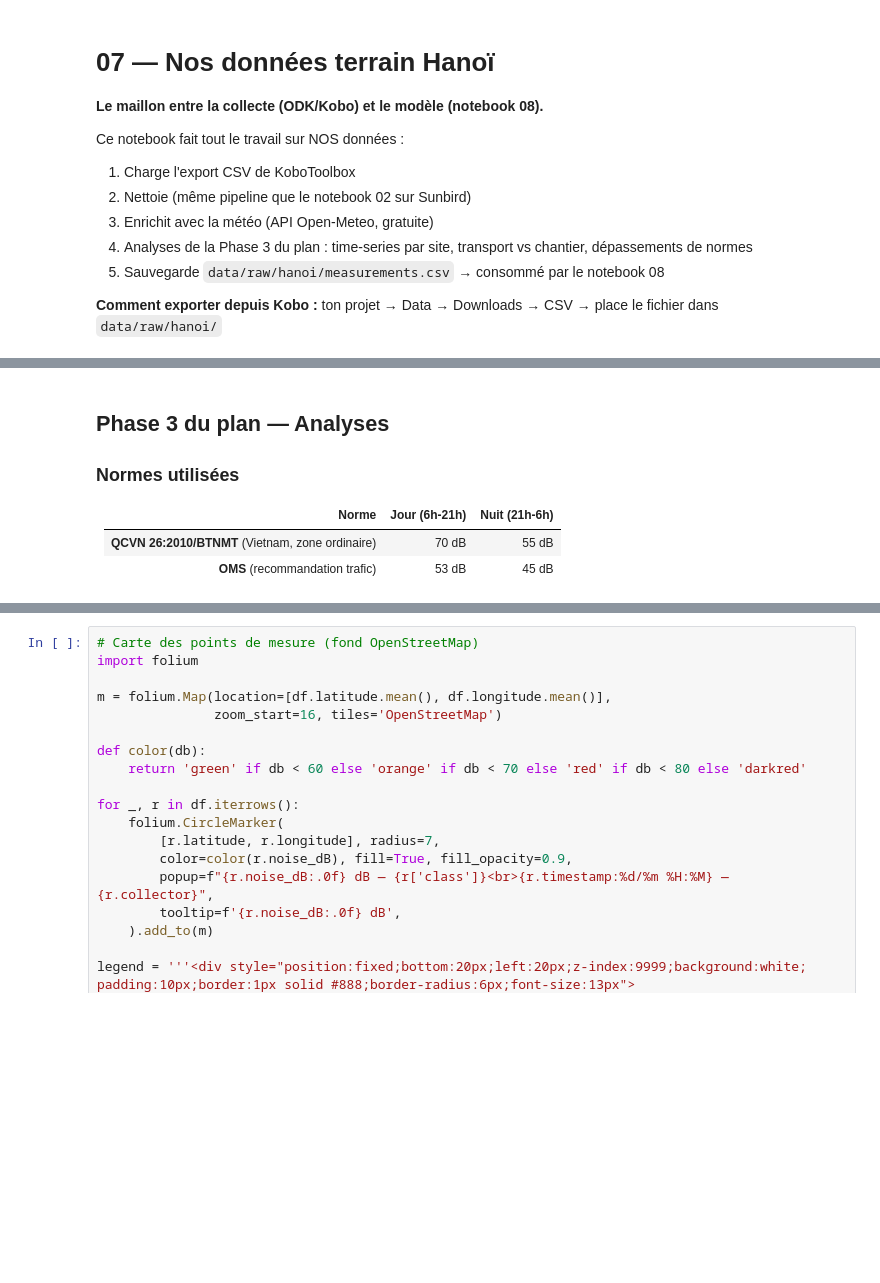
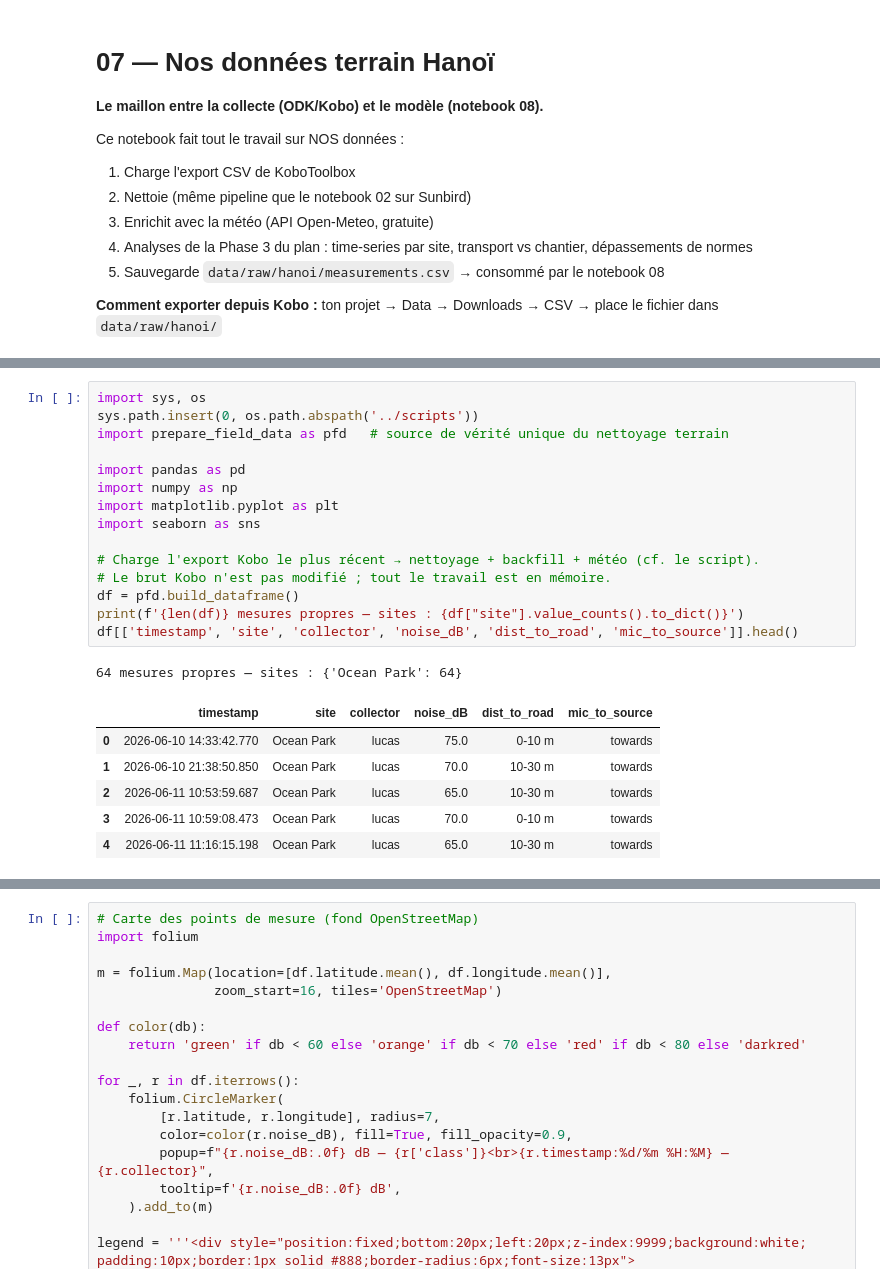
Before and after one commit to Colauz/noise-modelling-hanoi, a Jupyter notebook: notebooks/07_hanoi_field_data.ipynb, the cells around one changed output, grey strips where cells are left out. Cells and saved outputs as stored; diff of their text form; blank space fills up the shorter version.

Commit message:
notebook 07 utilise le script de preparation (source unique)

```diff
--- a/notebooks/07_hanoi_field_data.ipynb
+++ b/notebooks/07_hanoi_field_data.ipynb
@@ -142,8 +14,23 @@ Météo ajoutée : ['temperature_2m', 'wind_speed_10m', 'precipitation']
-# %% [markdown]
-## Phase 3 du plan — Analyses
-
-### Normes utilisées
-| Norme | Jour (6h-21h) | Nuit (21h-6h) |
-|---|---|---|
-| **QCVN 26:2010/BTNMT** (Vietnam, zone ordinaire) | 70 dB | 55 dB |
-| **OMS** (recommandation trafic) | 53 dB | 45 dB |
+# %%
+import sys, os
+sys.path.insert(0, os.path.abspath('../scripts'))
+import prepare_field_data as pfd   # source de vérité unique du nettoyage terrain
+
+import pandas as pd
+import numpy as np
+import matplotlib.pyplot as plt
+import seaborn as sns
+
+# Charge l'export Kobo le plus récent → nettoyage + backfill + météo (cf. le script).
+# Le brut Kobo n'est pas modifié ; tout le travail est en mémoire.
+df = pfd.build_dataframe()
+print(f'{len(df)} mesures propres — sites : {df["site"].value_counts().to_dict()}')
+df[['timestamp', 'site', 'collector', 'noise_dB', 'dist_to_road', 'mic_to_source']].head()
+# %% [output]
+64 mesures propres — sites : {'Ocean Park': 64}
+|  | timestamp | site | collector | noise_dB | dist_to_road | mic_to_source |
+| 0 | 2026-06-10 14:33:42.770 | Ocean Park | lucas | 75.0 | 0-10 m | towards |
+| 1 | 2026-06-10 21:38:50.850 | Ocean Park | lucas | 70.0 | 10-30 m | towards |
+| 2 | 2026-06-11 10:53:59.687 | Ocean Park | lucas | 65.0 | 10-30 m | towards |
+| 3 | 2026-06-11 10:59:08.473 | Ocean Park | lucas | 70.0 | 0-10 m | towards |
+| 4 | 2026-06-11 11:16:15.198 | Ocean Park | lucas | 65.0 | 10-30 m | towards |
```
Also changed, not shown: parts of 9 cells of this notebook, 12 other files.
